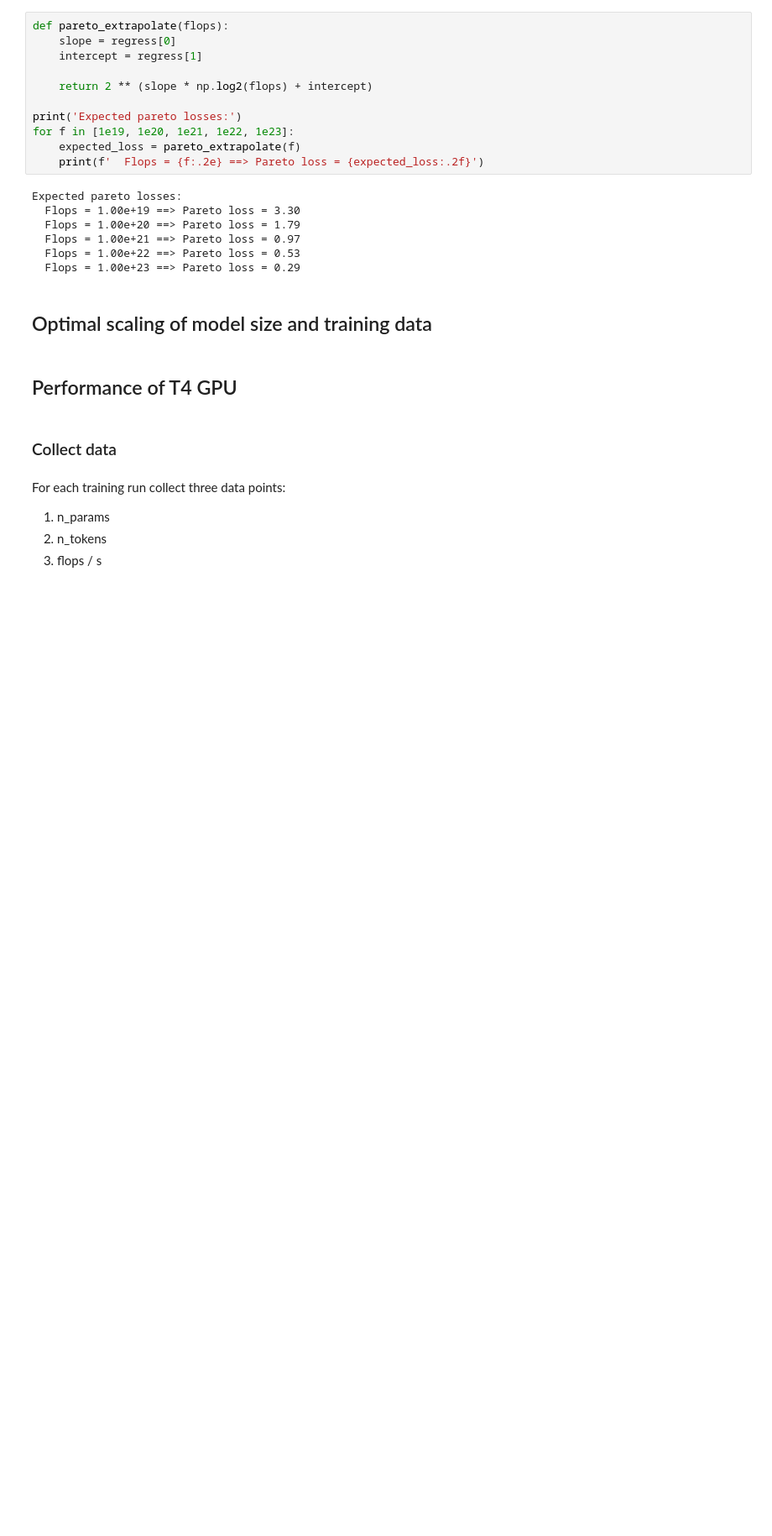
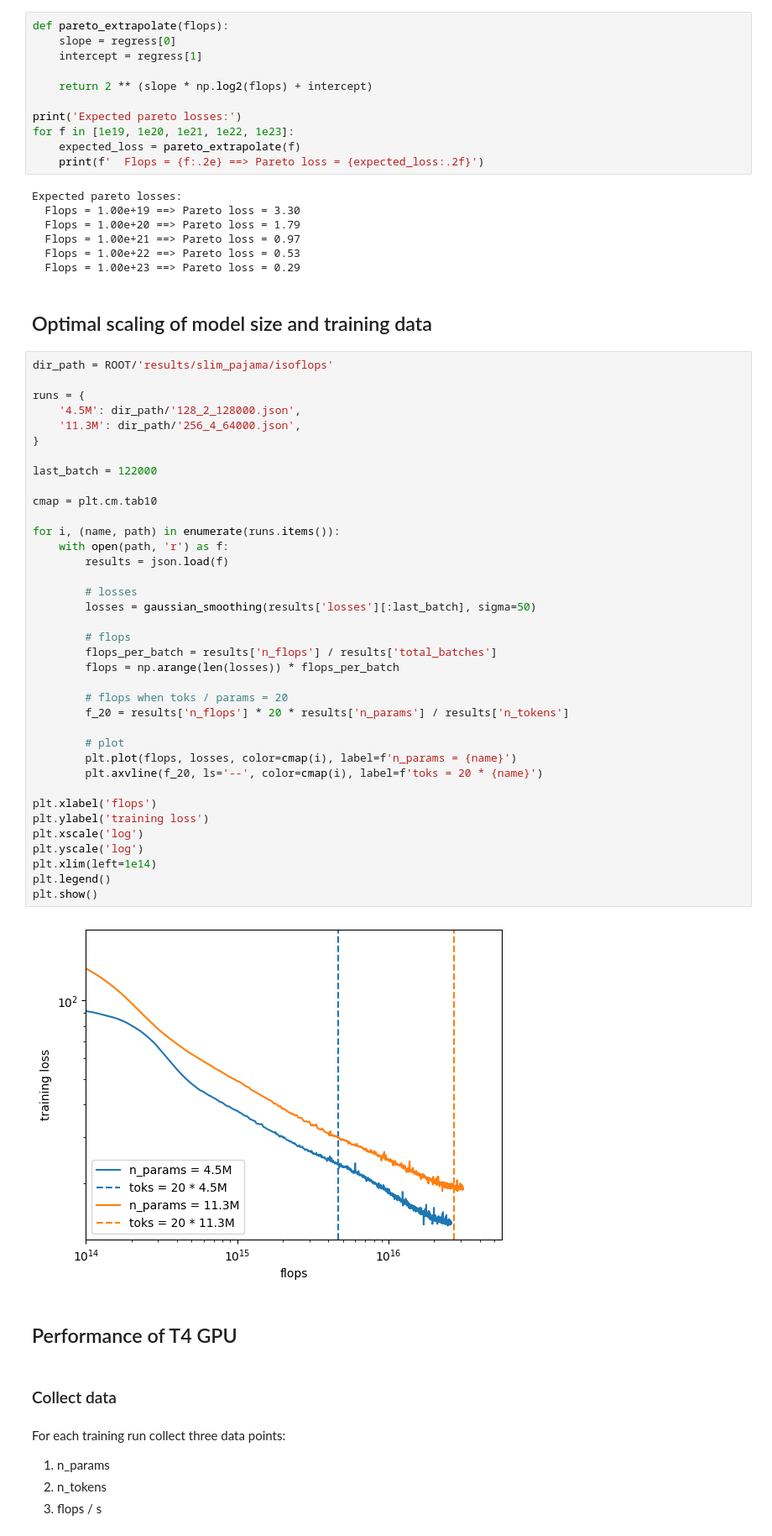
Before and after one commit to simidzija/Scaling-Laws, a Jupyter notebook: analysis.ipynb, the cells around one changed output. Shown at 84% size. Drawn from its saved outputs; the diff is of its cells as text; blank space fills up the shorter version.

```diff
--- a/analysis.ipynb
+++ b/analysis.ipynb
@@ -147,6 +147,45 @@ Expected pareto losses:
   Flops = 1.00e+23 ==> Pareto loss = 0.29
 # %% [markdown]
 ## Optimal scaling of model size and training data
+# %%
+dir_path = ROOT/'results/slim_pajama/isoflops'
+
+runs = {
+    '4.5M': dir_path/'128_2_128000.json',
+    '11.3M': dir_path/'256_4_64000.json',
+}
+
+last_batch = 122000
+
+cmap = plt.cm.tab10
+
+for i, (name, path) in enumerate(runs.items()):
+    with open(path, 'r') as f:
+        results = json.load(f)
+
+        # losses
+        losses = gaussian_smoothing(results['losses'][:last_batch], sigma=50)
+
+        # flops
+        flops_per_batch = results['n_flops'] / results['total_batches']
+        flops = np.arange(len(losses)) * flops_per_batch
+
+        # flops when toks / params = 20
+        f_20 = results['n_flops'] * 20 * results['n_params'] / results['n_tokens']
+
+        # plot
+        plt.plot(flops, losses, color=cmap(i), label=f'n_params = {name}')
+        plt.axvline(f_20, ls='--', color=cmap(i), label=f'toks = 20 * {name}')
+
+plt.xlabel('flops')
+plt.ylabel('training loss')
+plt.xscale('log')
+plt.yscale('log')
+plt.xlim(left=1e14)
+plt.legend()
+plt.show()
+# %% [output]
+[figure, added]
 # %% [markdown]
 ## Performance of T4 GPU
 # %% [markdown]
```
Also changed, not shown: parts of 4 cells of this notebook, 11 other files.
